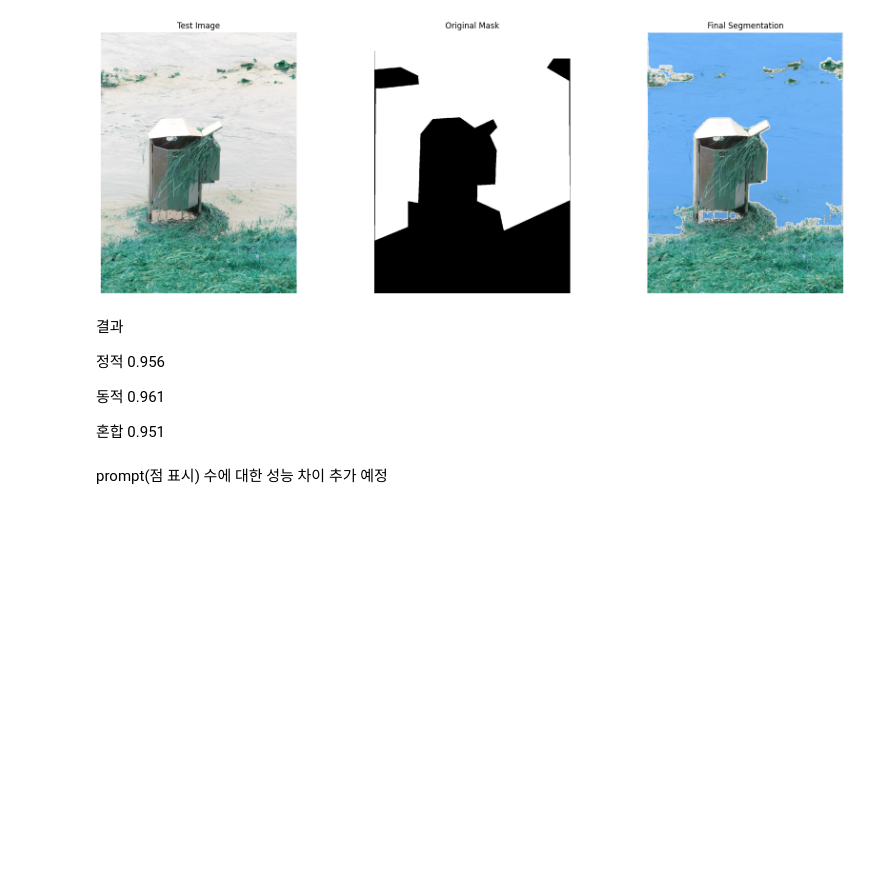
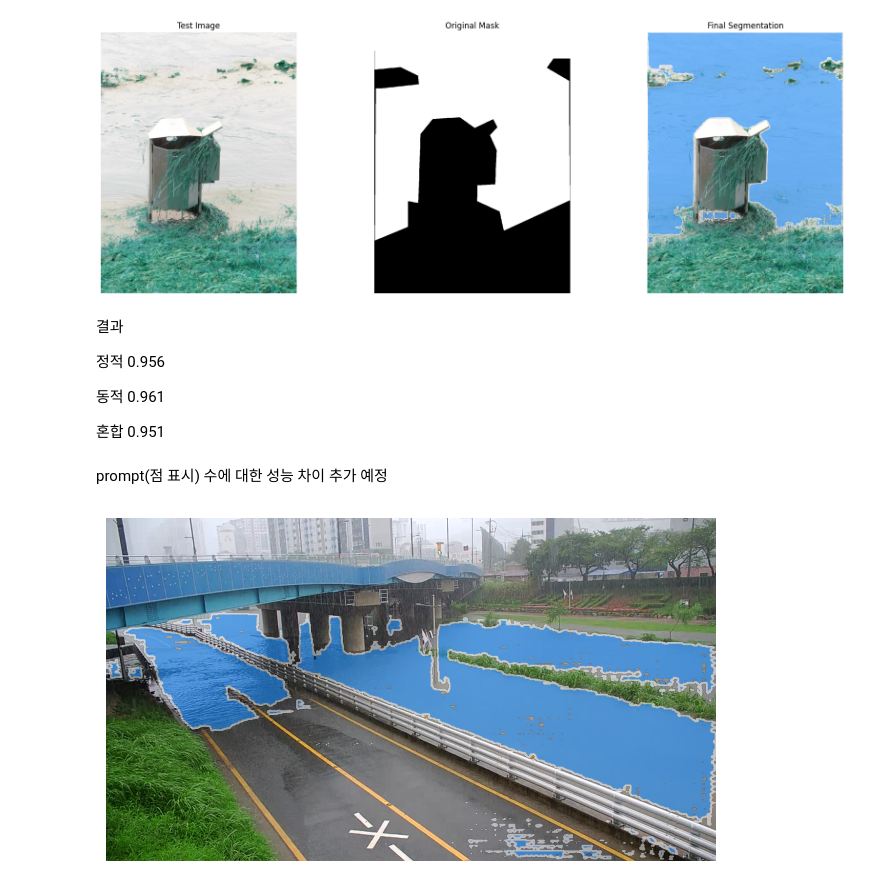
Before and after one commit to KimJin-Yong/segment-anything-2, a Jupyter notebook: notebooks/fine_tune.ipynb, the cells around one changed output. Saved outputs shown, nothing was run; the diff lists cells and outputs as text; code cells hidden in the pictures; blank space fills up the shorter version.

```diff
--- a/notebooks/fine_tune.ipynb
+++ b/notebooks/fine_tune.ipynb
@@ -208,7 +208,7 @@ scaler = torch.cuda.amp.GradScaler()
 NO_OF_STEPS = 1000 # @param
 
 # Fine-tuned model name.
-FINE_TUNED_MODEL_NAME = "ADE"
+FINE_TUNED_MODEL_NAME = "EGU2024"
 # %%
 import wandb
 
@@ -232,6 +234,7 @@ View run at https://wandb.ai/recsys08/sam2/runs/54w766hk
 scheduler = torch.optim.lr_scheduler.StepLR(optimizer, step_size=500, gamma=0.2) # 500 , 250, gamma = 0.1
 accumulation_steps = 4  # Number of steps to accumulate gradients before updating
 
+asdf = []
 for step in range(1, NO_OF_STEPS + 1):
    with torch.cuda.amp.autocast():
    # with torch.autocast("cuda"):
@@ -312,5 +315,8 @@ for step in range(1, NO_OF_STEPS + 1):
        mean_iou = mean_iou * 0.99 + 0.01 * np.mean(iou.cpu().detach().numpy())
 
        if step % 100 == 0:
+           asdf.append(mean_iou)
            print("Step " + str(step) + ":\t", "Accuracy (IoU) = ", mean_iou)
+
+wandb.finish()
 # %% [output]
@@ -546,0 +543,18 @@ for idx, img in enumerate(os.listdir(imgs)):
+# %%
+import cv2
+img = r"C:\Users\dockn\SAM-code\segment-anything-2\notebooks\videos\00\00400.jpg"
+img = cv2.imread(img)
+np_img = cv2.cvtColor(img, cv2.COLOR_BGR2RGB)
+with torch.no_grad():
+    predictor.set_image(np_img)
+    masks, scores, logits = predictor.predict(
+        point_coords=[[250,200]],
+        point_labels=np.array([1])
+    )
+plt.imshow(np_img)
+show_mask(masks[0], plt.gca())
+plt.axis(False)
+plt.tight_layout()
+plt.show()
+# %% [output]
+[figure, added]
```
Also changed, not shown: parts of 16 cells of this notebook, 8 other files.
